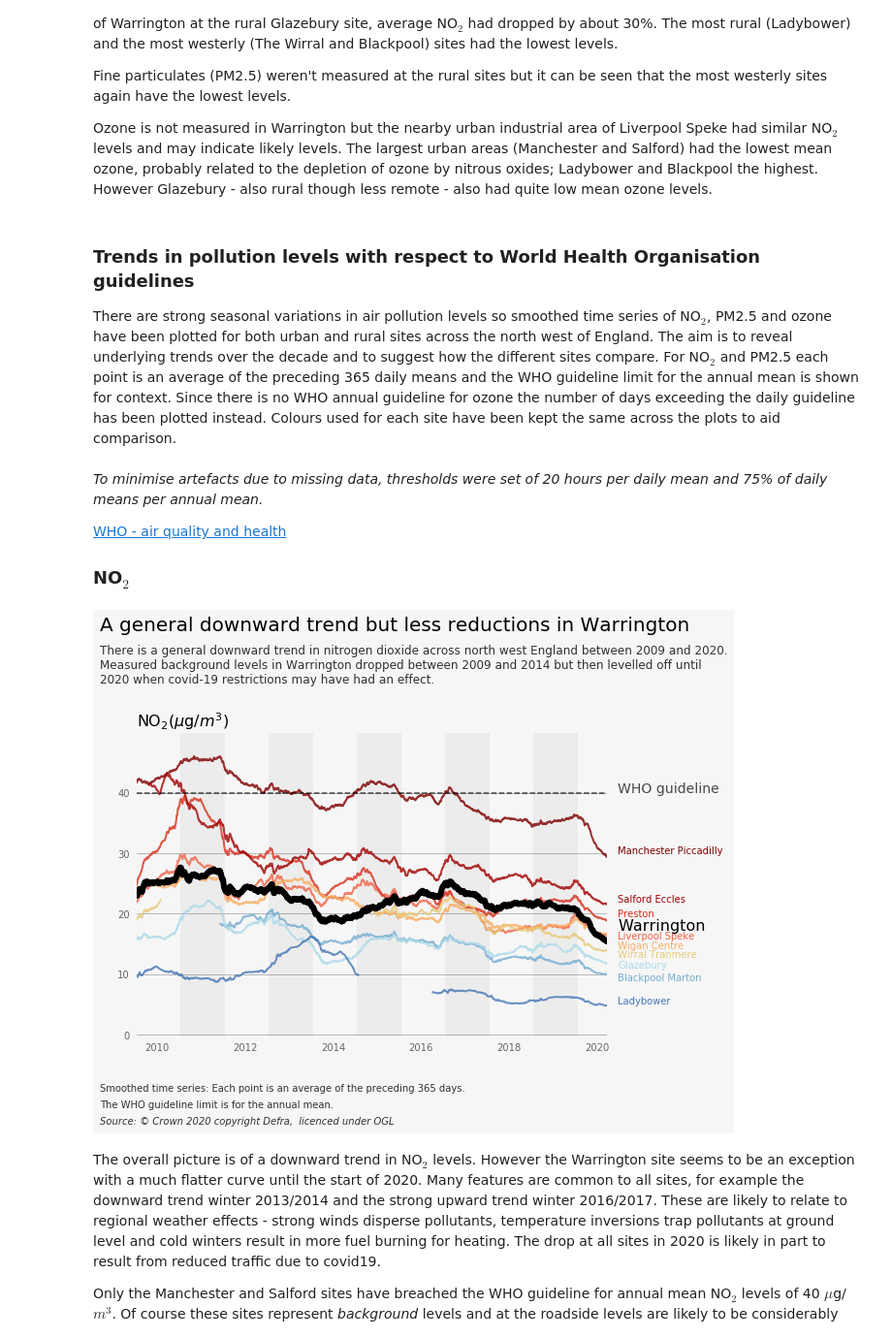
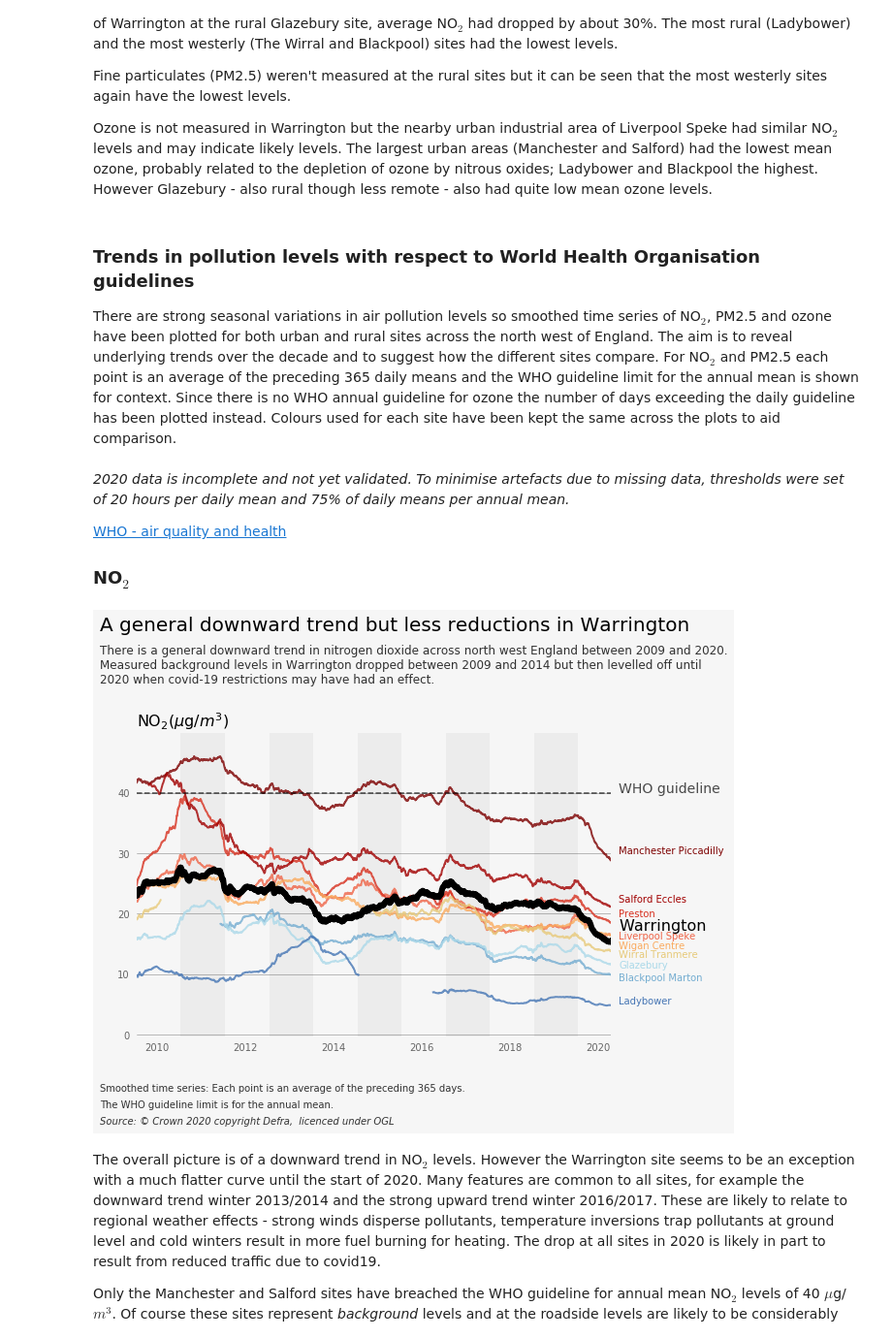
Before and after one commit to wriggy/air-datavis, a Jupyter notebook: A2_WAR_AQ.ipynb, the cells around one changed output. Shown at 97% size. Cells and saved outputs as stored; diff of their text form; code cells hidden in the pictures.

```diff
--- a/A2_WAR_AQ.ipynb
+++ b/A2_WAR_AQ.ipynb
@@ -201,31 +195,29 @@ Ozone is not measured in Warrington but the nearby urban industrial area of Live
 # %% [markdown]
 ### Trends in pollution levels with respect to World Health Organisation guidelines
 
-There are strong seasonal variations in air pollution levels so smoothed time series of NO$_2$, PM2.5 and ozone have been plotted for both urban and rural sites across the north west of England. The aim is to reveal underlying trends over the decade and to suggest how the different sites compare. For NO$_2$ and PM2.5 each point is an average of the preceding 365 daily means and the WHO guideline limit for the annual mean is shown for context. Since there is no WHO annual guideline for ozone the number of days exceeding the daily guideline has been plotted instead. Colours used for each site have been kept the same across the plots to aid comparison.<br><br>*To minimise artefacts due to missing data, thresholds were set of 20 hours per daily mean and 75% of daily means per annual mean.*
+There are strong seasonal variations in air pollution levels so smoothed time series of NO$_2$, PM2.5 and ozone have been plotted for both urban and rural sites across the north west of England. The aim is to reveal underlying trends over the decade and to suggest how the different sites compare. For NO$_2$ and PM2.5 each point is an average of the preceding 365 daily means and the WHO guideline limit for the annual mean is shown for context. Since there is no WHO annual guideline for ozone the number of days exceeding the daily guideline has been plotted instead. Colours used for each site have been kept the same across the plots to aid comparison.<br><br>*2020 data is incomplete and not yet validated. To minimise artefacts due to missing data, thresholds were set of 20 hours per daily mean and 75% of daily means per annual mean.*
 
 [WHO - air quality and health](http://www.who.int/news-room/fact-sheets/detail/ambient-(outdoor)-air-quality-and-health)
 
 ### NO$_2$
 # %%
-def ts_plot(ax, df = no2dat, title="Trends in NO$_2$ in North West England",y_pos=[]):
-# time series plot of 365 day rolling means
-# only use daily means with > 20 hours recorded to avoid skews due to diurnal variations when missing data
-# threshold 0.75*365 = 273 days data - possible skews due to seasonal variations when missing data
+def ts_plot(ax, df = no2dat, title="Trends in NO$_2$ in North West England",labely_pos=[]):
+# Plot time series of 365 day rolling means. Each pt is average of preceding 365 days
+# to limit skews due to missing data and diurnal and seasonal variations:
+#  - use daily means with > 20 hourly measurements
+#  - use threshold of 0.75*365 = 273 daily means for 365 day rolling mean
     grouped = df.resample('D')
-    rm = grouped.mean()[grouped.count()>20].rolling(365, center=False, min_periods=273).mean()
-    x = rm.index.values
-    sites = df.columns.values
+    dm = grouped.mean()[grouped.count()>20]
+    rm = dm.rolling(365, center=False, min_periods=273).mean()
 
-    # start plot at end of first complete year of data
-    ax.set_xlim(pd.datetime(2009,12,31),pd.datetime(2020,9,1))
-    # draw lines and labels
-    x_pos = pd.datetime(2020,12,1)
-    for ix, site in enumerate(sites):
+    ax.set_xlim(pd.datetime(2009,12,31),pd.datetime(2020,10,1))
+    labelx_pos = pd.datetime(2020,12,1)
+    for ix, site in enumerate(df.columns.values):
         if site != 'Warrington':
-            ax.text(x_pos, y_pos[ix], site, fontsize=10, color=COLOURS[site])
-            ax.plot(x, rm[site].values, lw=2, color = COLOURS[site], alpha = 0.8)
-    ax.plot(x, rm['Warrington'].values, lw=6, color = 'k')
-    ax.text(x_pos, y_pos[-1], 'Warrington', fontsize = 16, color = 'k')
+            ax.text(labelx_pos, labely_pos[ix], site, fontsize=10, color=COLOURS[site])
+            ax.plot(rm.index.values, rm[site].values, lw=2, color = COLOURS[site], alpha = 0.8)
+    ax.plot(rm.index.values, rm['Warrington'].values, lw=6, color = 'k')
+    ax.text(labelx_pos, labely_pos[-1], 'Warrington', fontsize = 16, color = 'k')
 
     for i in range(2011,2020,2):
         ax.axvspan(pd.datetime(i,1,1),pd.datetime(i,12,31), facecolor='k', alpha=0.04)
@@ -240,24 +232,24 @@ def ts_plot(ax, df = no2dat, title="Trends in NO$_2$ in North West England",y_po
 # %%
 # NO2 365 day rolling means
 fig, ax = plt.subplots(subplot_kw=dict(frameon=False))
 ax.set_ylim(-0.25, 50)
 ax = ts_plot(ax,df=no2dat,title='A general downward trend but less reductions in Warrington'
-             ,y_pos=[9,11,5,15.8,30,19.5,22,0,14.3,12.8,17.2] )
+             ,labely_pos=[9,11,5,15.8,30,19.5,22,0,14.3,12.8,17.2] )
 ax.set_yticks([0,10,20,30,40])
 ax.axhline(40, color='k', ls='--', alpha=0.7)
 ax.text(pd.datetime(2020,12,1), 40, 'WHO guideline', fontsize = 14, alpha=0.7)
 ax.set_title('NO$_2$($\mu$g/$m^3$)', loc='left')
 
 fig.text(0.04,0.9,'There is a general downward trend in nitrogen dioxide across north west England between 2009 and 2020.\n'+
          'Measured background levels in Warrington dropped between 2009 and 2014 but then levelled off until\n' +
          '2020 when covid-19 restrictions may have had an effect.', fontdict=h2)
 fig.tight_layout(rect=[0.05, 0.15, .95, 0.8])
 fig.set_tight_layout(tight=None)
 
 plt.savefig("vis/F3_no2_rolling_annual_means.png")
 plt.show()
 # %% [output]
-[figure, old version]
+[figure, new version]
 # %% [markdown]
 The overall picture is of a downward trend in NO$_2$ levels. However the Warrington site seems to be an exception with a much flatter curve until the start of 2020. Many features are common to all sites, for example the downward trend winter 2013/2014 and the strong upward trend winter 2016/2017. These are likely to relate to regional weather effects -  strong winds disperse pollutants, temperature inversions trap pollutants at ground level and cold winters result in more fuel burning for heating. The drop at all sites in 2020 is likely in part to result from reduced traffic due to covid19.
 
```
Also changed, not shown: parts of 14 cells of this notebook, 5 other files.
